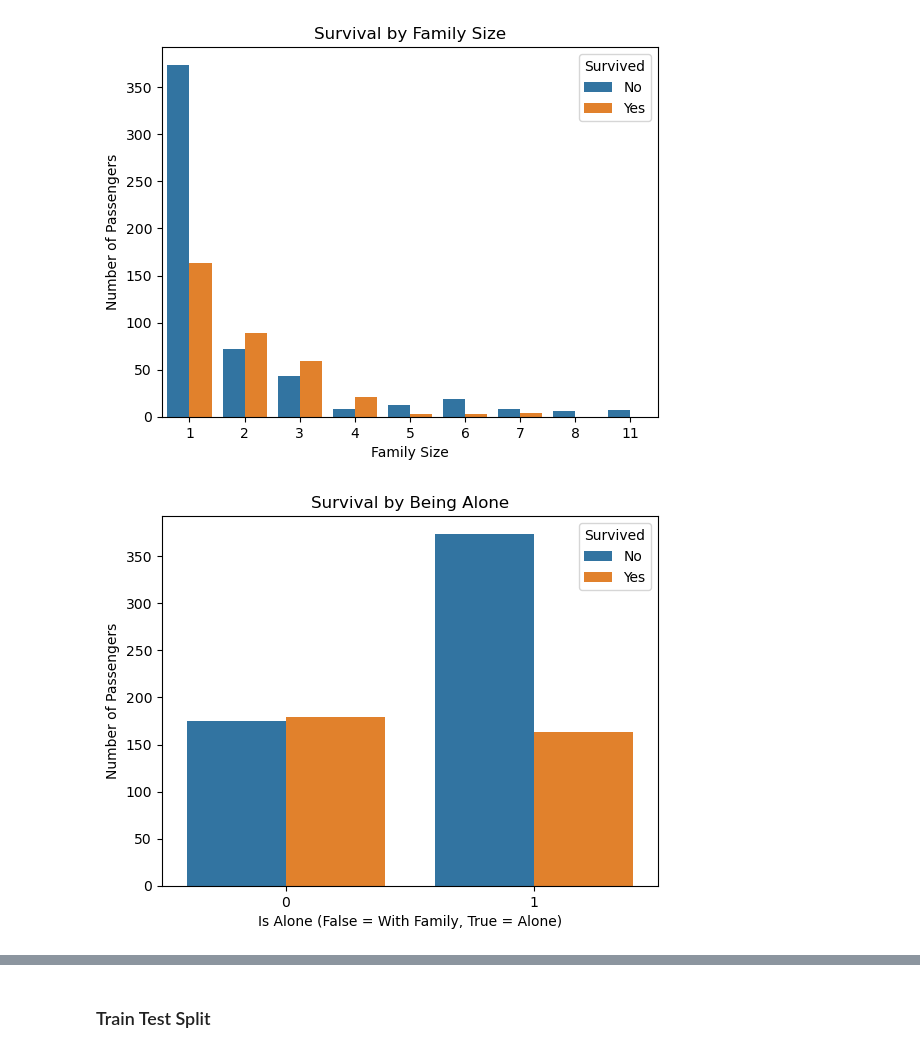
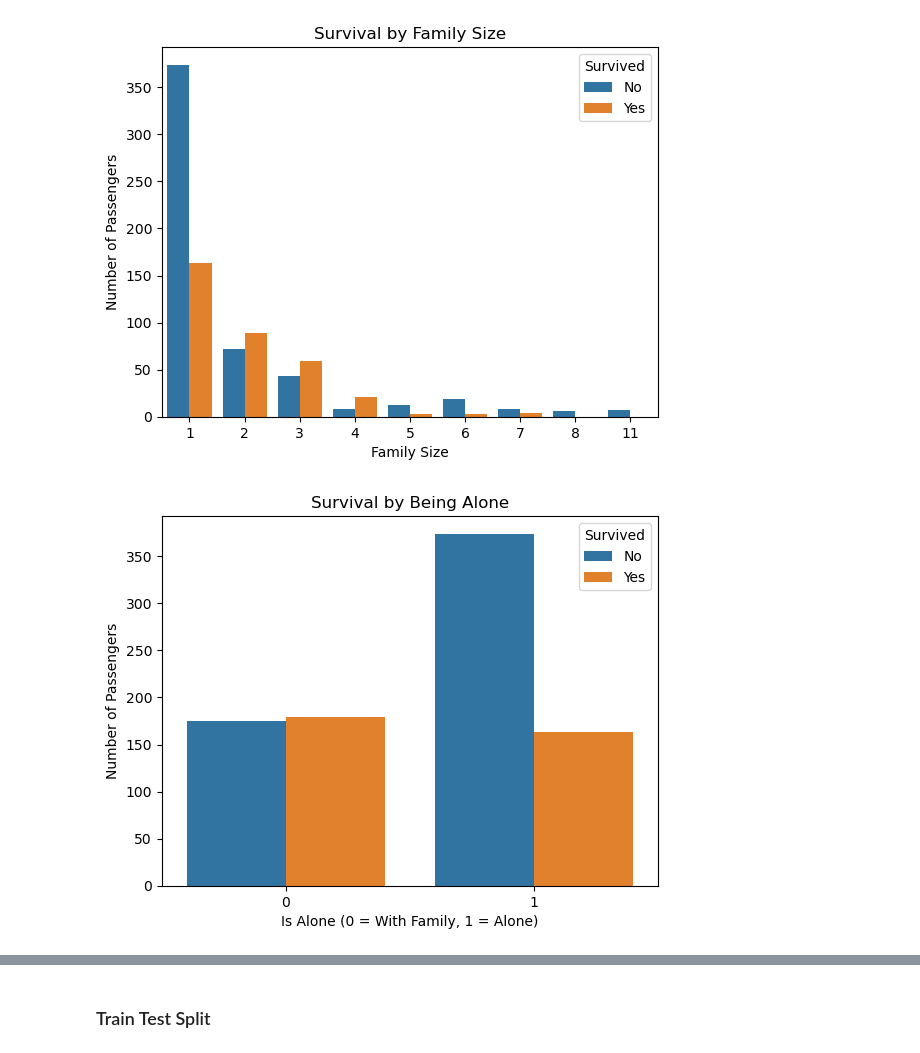
Before and after one commit to Kimpung2000/titanic-ml-project, a Jupyter notebook: Titanic.ipynb, the cells around one changed output, grey strips where cells are left out. Saved outputs shown, nothing was run; the diff lists cells and outputs as text; code cells hidden in the pictures.

```diff
--- a/Titanic.ipynb
+++ b/Titanic.ipynb
@@ -430,9 +428,9 @@ plt.show()
 # %%
 sns.countplot(data=df, x="is_alone", hue="Survived")
 plt.title("Survival by Being Alone")
-plt.xlabel("Is Alone (False = With Family, True = Alone)")
+plt.xlabel("Is Alone (0 = With Family, 1 = Alone)")
 plt.ylabel("Number of Passengers")
 plt.legend(title="Survived", labels=["No", "Yes"])
 plt.show()
 # %% [output]
-[figure, old version]
+[figure, new version]
```
Also changed, not shown: parts of 14 cells of this notebook.
